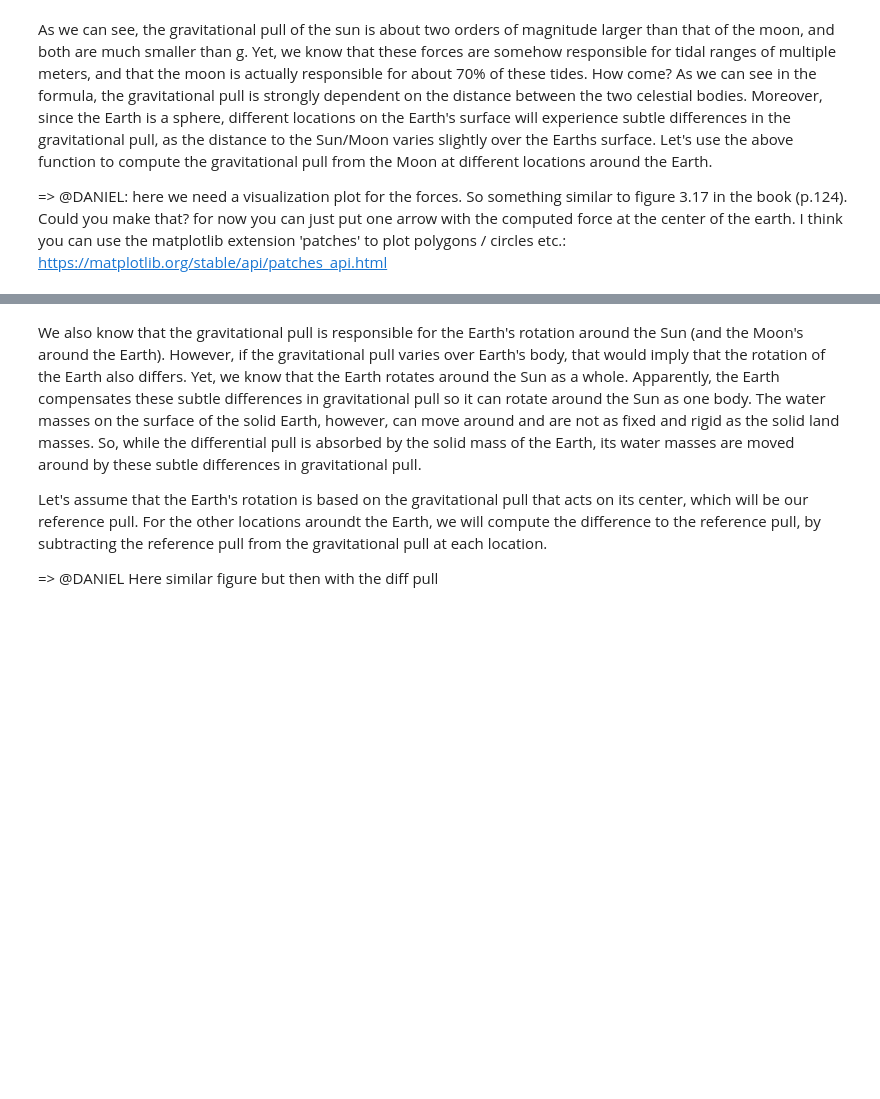
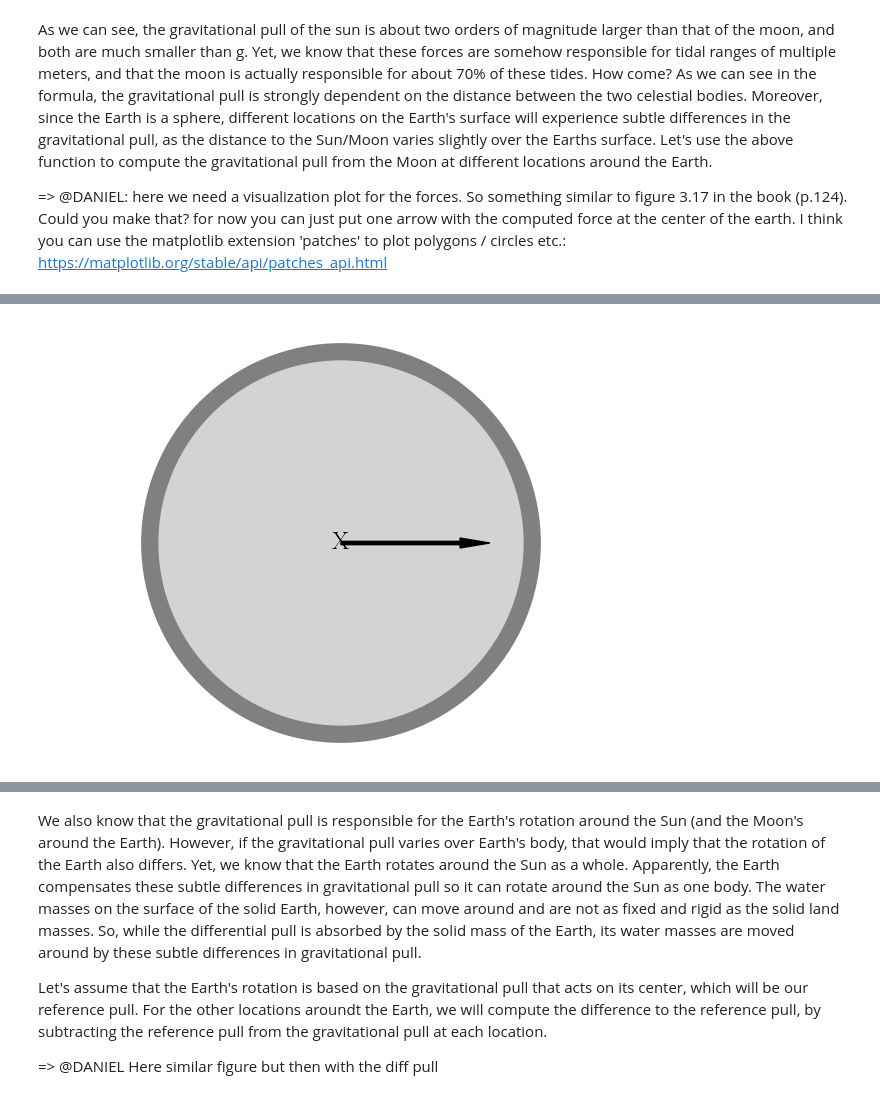
Before and after one commit to FlorisCalkoen/CoastalCodebook, a Jupyter notebook: coastalcodebook/assignments/02_the_tide/02_the_tide.ipynb, the cells around one changed output, grey strips where cells are left out. Drawn from its saved outputs; the diff is of its cells as text; code cells hidden in the pictures; blank space fills up the shorter version.

```diff
--- a/coastalcodebook/assignments/02_the_tide/02_the_tide.ipynb
+++ b/coastalcodebook/assignments/02_the_tide/02_the_tide.ipynb
@@ -113,3 +129,31 @@ plt.show()
+# %%
+### VISUAIZATION FIGURE GRAV PULL
+gp_moon_X = grav_pull(m_earth, m_moon, d_moon) # gravitational pull from the Moon on the center of the Earth
+
+fig, ax = plt.subplots()
+
+# Adding outer and inner circles
+circ_out = mpatches.Circle((0,0),0.3, fill = True,color='grey',linewidth = 2)
+circ_in = mpatches.Circle((0,0),0.275, fill = True, color = 'lightgrey')
+ax.add_patch(circ_out)
+ax.add_patch(circ_in)
+
+# Adding arrow
+
+arrow_X = mpatches.Arrow(0,0,0.225,0,width = 0.025, color='black')
+ax.add_patch(arrow_X)
+
+
+# Adding center and text
+ax.text(0,0,'X',horizontalalignment='center',
+        verticalalignment='center')
+
+plt.axis('equal')
+plt.axis('off')
+plt.tight_layout()
+plt.show()
+# %% [output]
+[figure, added]
 # %% [markdown]
 ![viz_fig](IMG_5679.png)
 # %% [markdown]
```
Also changed, not shown: parts of 9 cells of this notebook, 2 other files.
